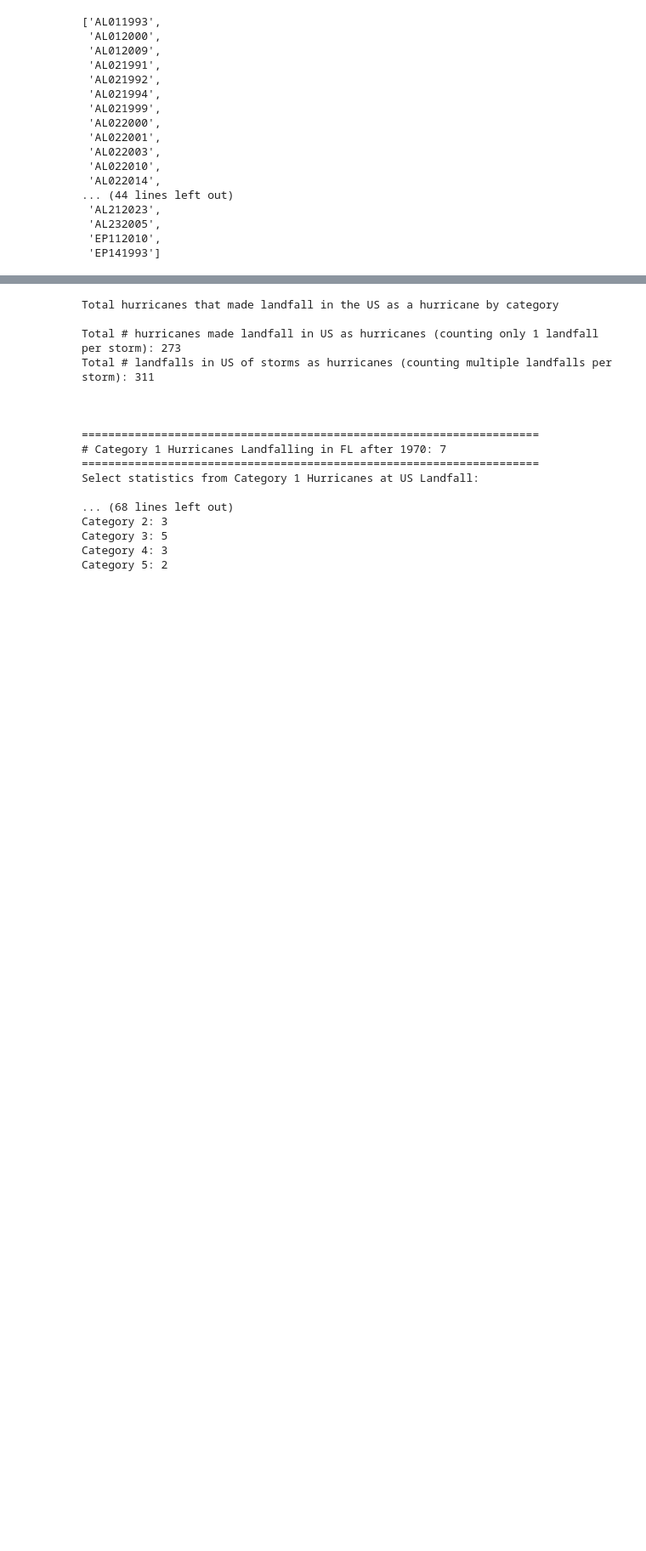
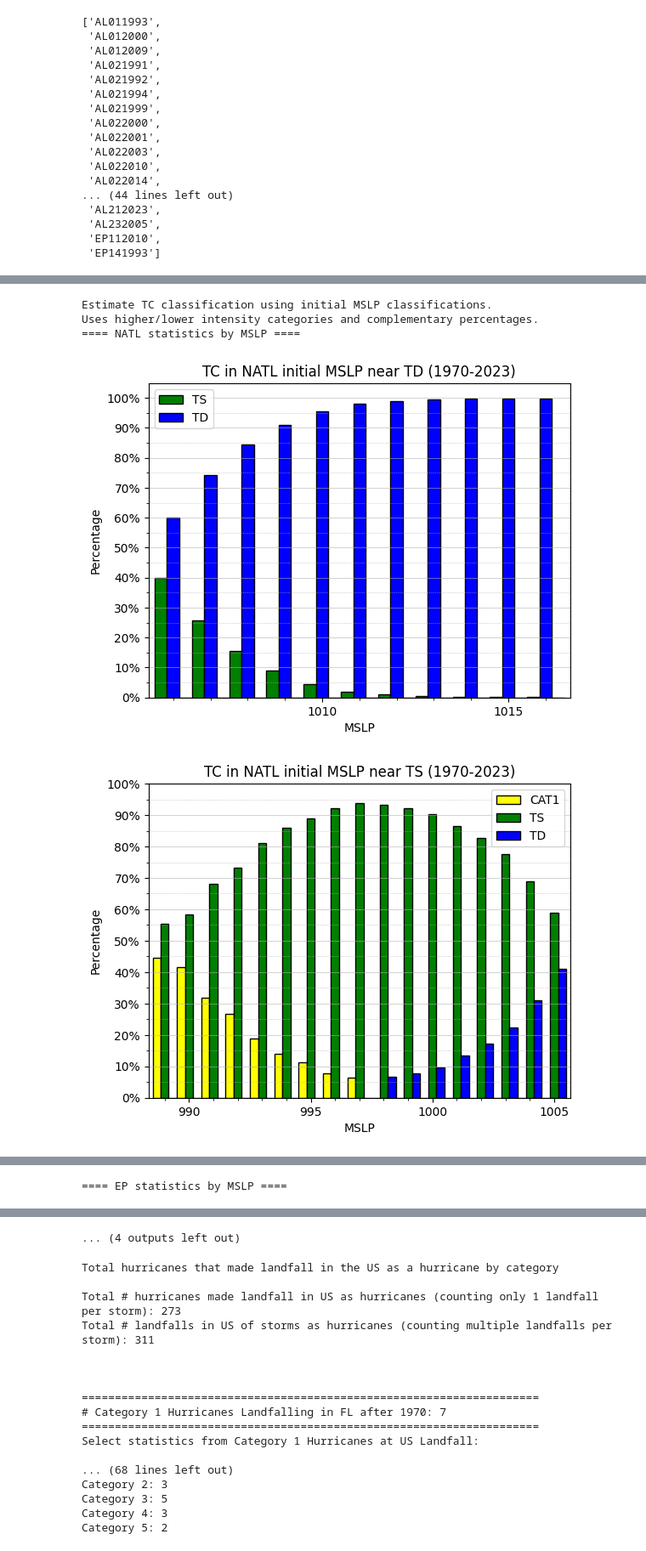
Before and after one commit to JRPdata/cyclone_climatology, a Jupyter notebook: cyclone_climatology.ipynb, the cells around one changed output, grey strips where cells are left out. Shown at 85% size. Drawn from its saved outputs; the diff is of its cells as text; code cells hidden in the pictures; blank space fills up the shorter version.

```diff
--- a/cyclone_climatology.ipynb
+++ b/cyclone_climatology.ipynb
@@ -1405,21 +1454,0 @@ def plot_pressure_histogram(basin_catn_pres_values, basin_name, catn_str, start_
-# %%
-# Define the MSLP value to check against
-mslp = 987
-
-import matplotlib.pyplot as plt
-import numpy as np
-
-start_year = 1970
-end_year = 2023
-year_range = list(range(start_year, end_year + 1, 1))
-df_hu_cat1 = df.loc[(df['SEASON'].isin(year_range)) & (df['USA_WIND'] >= 64) & (df['USA_WIND'] <= 82) & (df['USA_STATUS'].isin(['HU'])) & (df['WMO_PRES'] != np.nan)]
-# Drop rows with NaN in WMO_PRES
-df_hu_cat1 = df_hu_cat1.dropna(subset=['USA_PRES'])
-first_rows = df_hu_cat1.loc[df_hu_cat1.groupby('USA_ATCF_ID')['ISO_TIME'].idxmin()]
-natl_pres_values_cat1 = first_rows['USA_PRES'].tolist()
-
-# Calculate the proportion of storms with pressure below the threshold
-proportion = np.mean(np.less(natl_pres_values_cat1, mslp))
-percentile = proportion * 100
-
-plot_pressure_histogram(natl_pres_values_cat1, 'NATL', 'Cat. 1', start_year, end_year, mslp)
@@ -1429,15 +1454,0 @@ Percentile rank of MSLP 987: 29.51%
-# %%
-import matplotlib.pyplot as plt
-mslp = 974
-
-start_year = 1970
-end_year = 2023
-year_range = list(range(start_year, end_year + 1, 1))
-df_hu_cat2 = df.loc[(df['SEASON'].isin(year_range)) & (df['USA_WIND'] >= 83) & (df['USA_WIND'] <= 95) & (df['USA_STATUS'].isin(['HU'])) & (df['WMO_PRES'] != np.nan)]
-# Drop rows with NaN in WMO_PRES
-df_hu_cat2 = df_hu_cat2.dropna(subset=['USA_PRES'])
-first_rows = df_hu_cat2.loc[df_hu_cat2.groupby('USA_ATCF_ID')['ISO_TIME'].idxmin()]
-natl_pres_values_cat2 = first_rows['USA_PRES'].tolist()
-
-
-plot_pressure_histogram(natl_pres_values_cat2, 'NATL', 'Cat. 2', start_year, end_year, mslp)
@@ -1446,0 +1613,8 @@ Percentile rank of MSLP 974: 57.64%
+# %%
+plot_all_basin_category_percentages()
+# %% [output]
+Estimate TC classification using initial MSLP classifications.
+Uses higher/lower intensity categories and complementary percentages.
+==== NATL statistics by MSLP ====
+[figure, added]
+[figure, added]
@@ -1446,0 +1626 @@ Percentile rank of MSLP 974: 57.64%
+==== EP statistics by MSLP ====
@@ -1447,3 +1630,4 @@ Percentile rank of MSLP 974: 57.64%
+... (4 outputs left out)
 # %%
 states = ['FL']
 min_year = 1970
```
Also changed, not shown: parts of 12 cells of this notebook.
